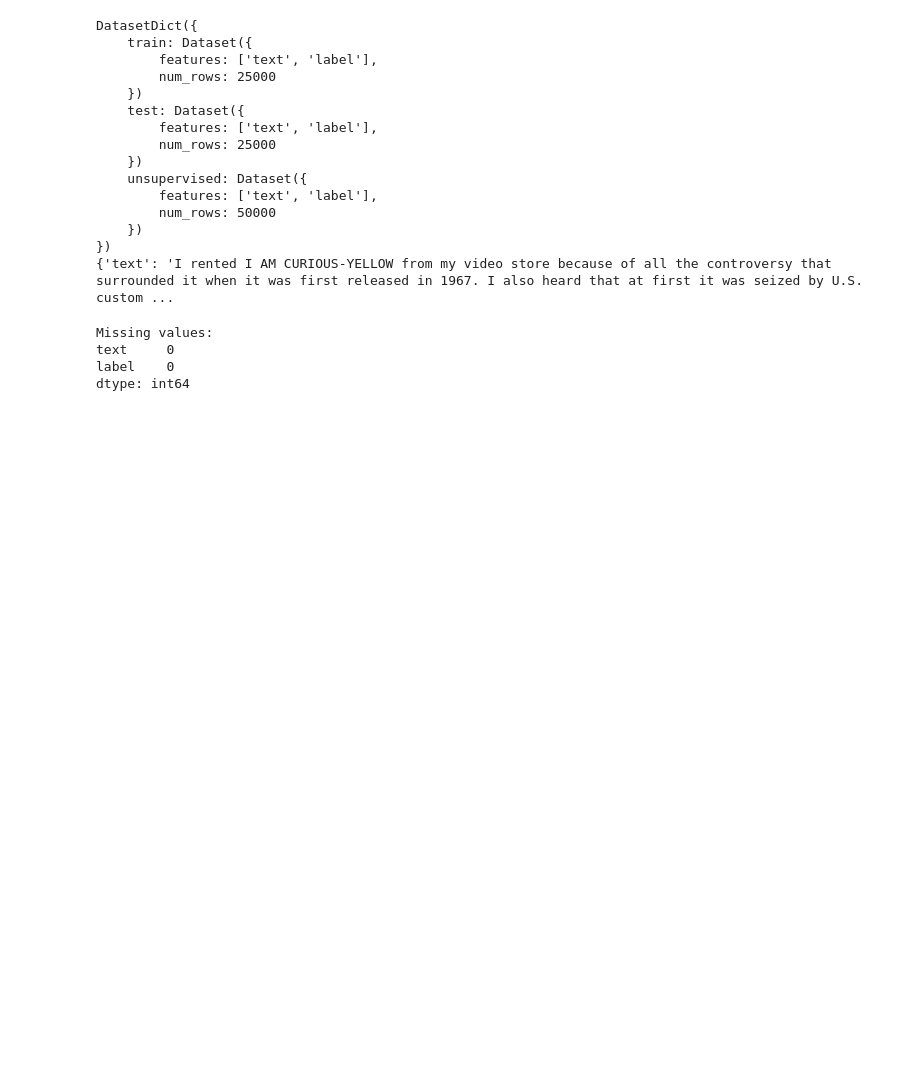
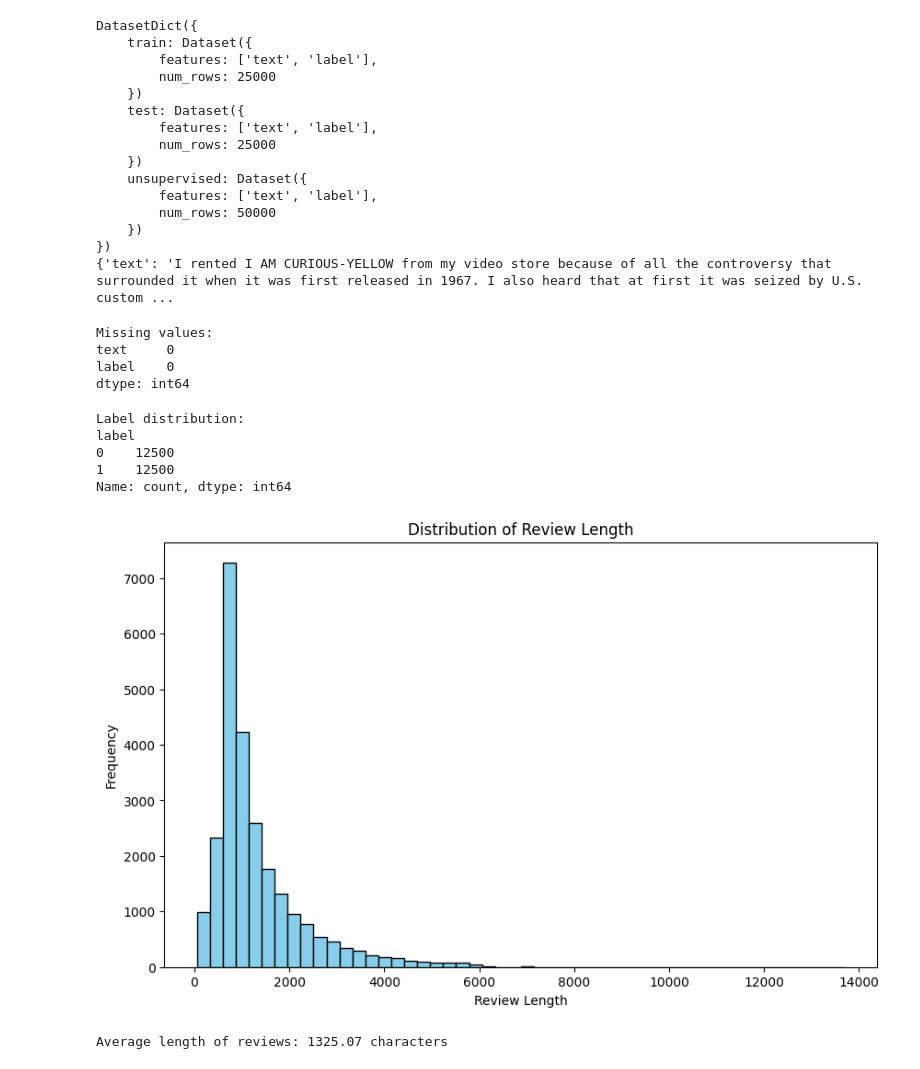
Before and after one commit to nabilsafwat/IMDB-Exploratory-Data-Analysis, a Jupyter notebook: IMDB Dataset - Exploratory Data Analysis.ipynb, the cells around one changed output. Cells and saved outputs as stored; diff of their text form; code cells hidden in the pictures; blank space fills up the shorter version.

```diff
--- a/IMDB Dataset - Exploratory Data Analysis.ipynb
+++ b/IMDB Dataset - Exploratory Data Analysis.ipynb
@@ -66,0 +97,28 @@ OIESHI SAGOL
+# %%
+# Analyze label distribution
+print("\nLabel distribution:")
+print(df['label'].value_counts())
+# %% [output]
+Label distribution:
+label
+0    12500
+1    12500
+Name: count, dtype: int64
+# %%
+# Distribution of Review Length, Histogram to understand the length distribution of reviews
+df['review_length'] = df['text'].apply(lambda x: len(x))
+plt.figure(figsize=(10, 6))
+plt.hist(df['review_length'], bins=50, color='skyblue', edgecolor='black')
+plt.xlabel('Review Length')
+plt.ylabel('Frequency')
+plt.title('Distribution of Review Length')
+plt.show()
+# %% [output]
+[figure, added]
+# %%
+# Analyze average length of reviews
+df['review_length'] = df['text'].apply(len)
+average_review_length = df['review_length'].mean()
+print(f"Average length of reviews: {average_review_length:.2f} characters")
+# %% [output]
+Average length of reviews: 1325.07 characters
```
Also changed, not shown: parts of 14 cells of this notebook.
